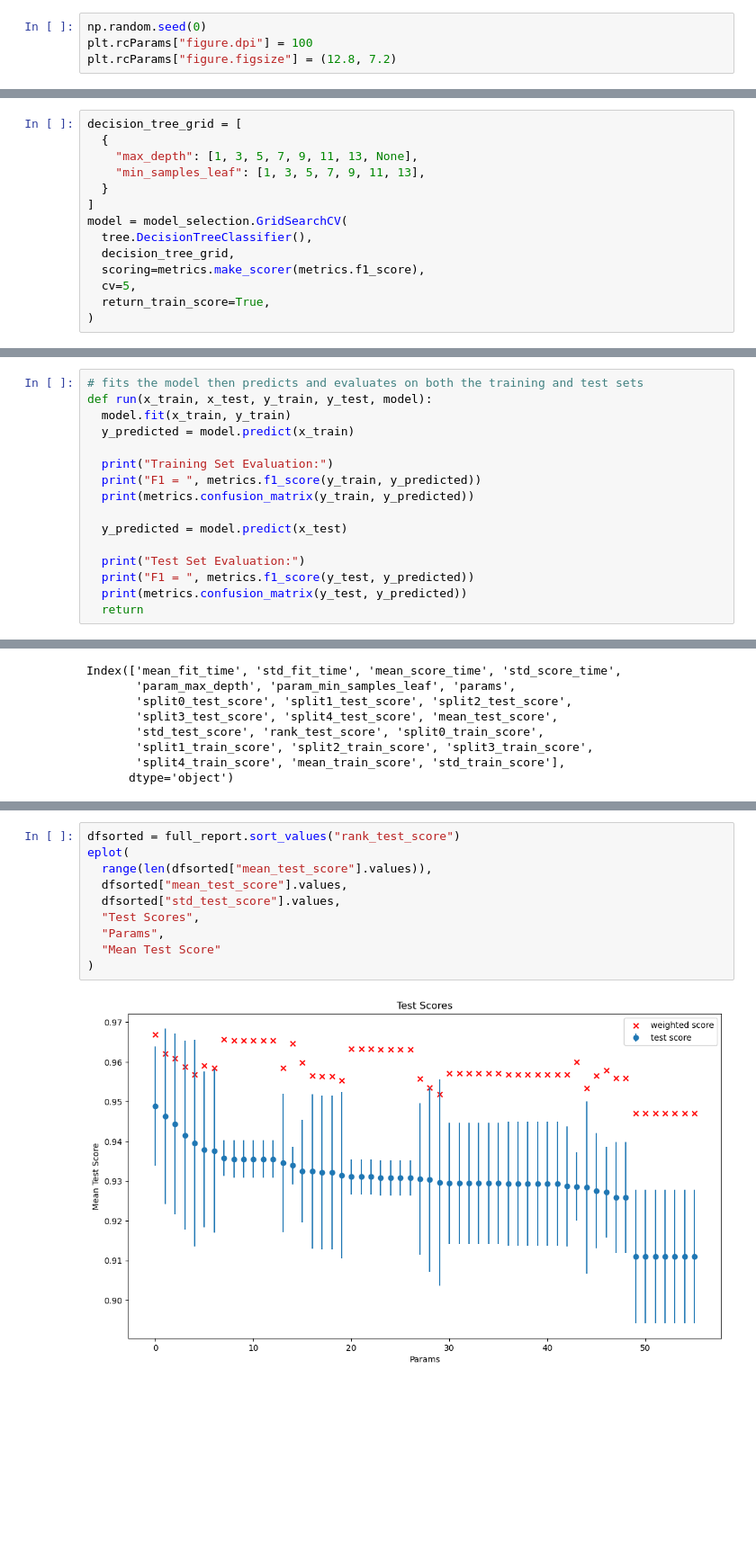
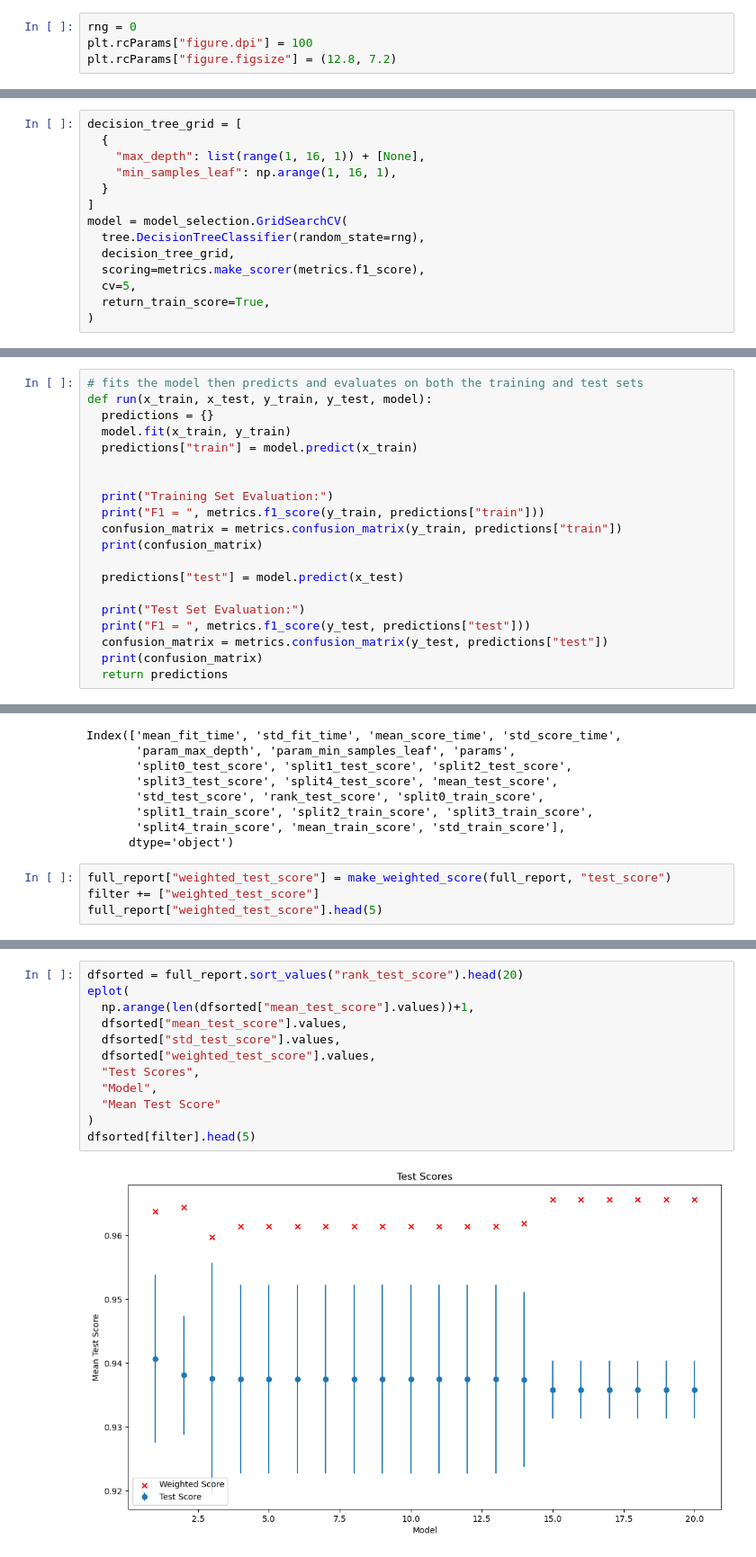
Before and after one commit to EvangelosStefanos/machine-learning-basic-templates, a Jupyter notebook: 02_DecisionTrees.ipynb, the cells around one changed output, grey strips where cells are left out. Shown: that part at 90% size. Saved outputs shown, nothing was run; the diff lists cells and outputs as text; blank space fills up the shorter version.

```diff
--- a/02_DecisionTrees.ipynb
+++ b/02_DecisionTrees.ipynb
@@ -9,5 +10,5 @@ from utilities import plot_results
 # %%
-np.random.seed(0)
+rng = 0
 plt.rcParams["figure.dpi"] = 100
 plt.rcParams["figure.figsize"] = (12.8, 7.2)
 # %%
@@ -50,12 +51,12 @@ x_train, x_test, y_train, y_test = model_selection.train_test_split(X, y, test_s
 # %%
 decision_tree_grid = [
   {
-    "max_depth": [1, 3, 5, 7, 9, 11, 13, None],
-    "min_samples_leaf": [1, 3, 5, 7, 9, 11, 13],
+    "max_depth": list(range(1, 16, 1)) + [None],
+    "min_samples_leaf": np.arange(1, 16, 1),
   }
 ]
 model = model_selection.GridSearchCV(
-  tree.DecisionTreeClassifier(),
+  tree.DecisionTreeClassifier(random_state=rng),
   decision_tree_grid,
   scoring=metrics.make_scorer(metrics.f1_score),
   cv=5,
@@ -98,19 +82,23 @@ def eplot(x, y, yerr, title, xtitle, ytitle):
 # %%
 # fits the model then predicts and evaluates on both the training and test sets
 def run(x_train, x_test, y_train, y_test, model):
+  predictions = {}
   model.fit(x_train, y_train)
-  y_predicted = model.predict(x_train)
+  predictions["train"] = model.predict(x_train)
+
 
   print("Training Set Evaluation:")
-  print("F1 = ", metrics.f1_score(y_train, y_predicted))
-  print(metrics.confusion_matrix(y_train, y_predicted))
+  print("F1 = ", metrics.f1_score(y_train, predictions["train"]))
+  confusion_matrix = metrics.confusion_matrix(y_train, predictions["train"])
+  print(confusion_matrix)
 
-  y_predicted = model.predict(x_test)
+  predictions["test"] = model.predict(x_test)
 
   print("Test Set Evaluation:")
-  print("F1 = ", metrics.f1_score(y_test, y_predicted))
-  print(metrics.confusion_matrix(y_test, y_predicted))
-  return
+  print("F1 = ", metrics.f1_score(y_test, predictions["test"]))
+  confusion_matrix = metrics.confusion_matrix(y_test, predictions["test"])
+  print(confusion_matrix)
+  return predictions
 # %%
 run(x_train, x_test, y_train, y_test, model)
 # %% [output]
@@ -186,3 +156,7 @@ Index(['mean_fit_time', 'std_fit_time', 'mean_score_time', 'std_score_time',
        'split1_train_score', 'split2_train_score', 'split3_train_score',
        'split4_train_score', 'mean_train_score', 'std_train_score'],
       dtype='object')
+# %%
+full_report["weighted_test_score"] = make_weighted_score(full_report, "test_score")
+filter += ["weighted_test_score"]
+full_report["weighted_test_score"].head(5)
@@ -189,12 +181,14 @@ Index(['mean_fit_time', 'std_fit_time', 'mean_score_time', 'std_score_time',
 # %%
-dfsorted = full_report.sort_values("rank_test_score")
+dfsorted = full_report.sort_values("rank_test_score").head(20)
 eplot(
-  range(len(dfsorted["mean_test_score"].values)),
+  np.arange(len(dfsorted["mean_test_score"].values))+1,
   dfsorted["mean_test_score"].values,
   dfsorted["std_test_score"].values,
+  dfsorted["weighted_test_score"].values,
   "Test Scores",
-  "Params",
+  "Model",
   "Mean Test Score"
 )
+dfsorted[filter].head(5)
 # %% [output]
-[figure, old version]
+[figure, new version]
```
Also changed, not shown: parts of 16 cells of this notebook, 2 other files.
